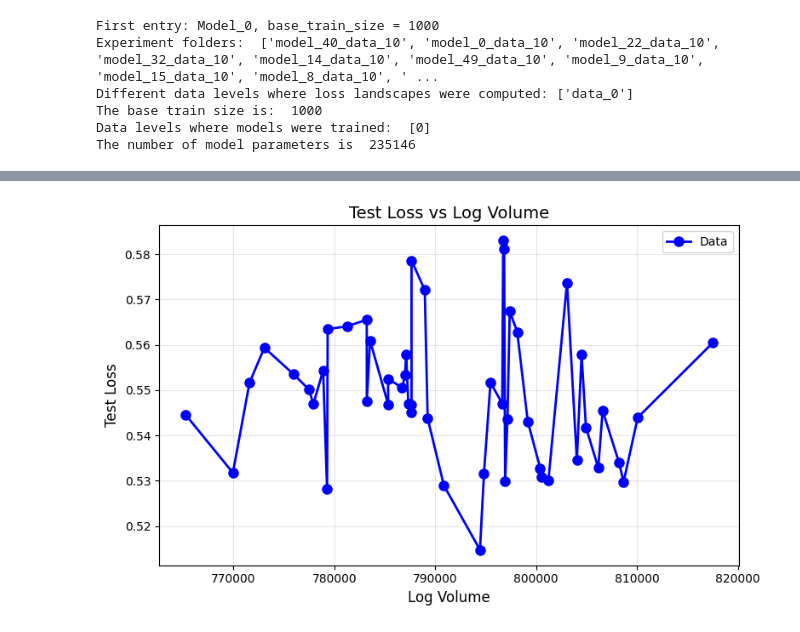
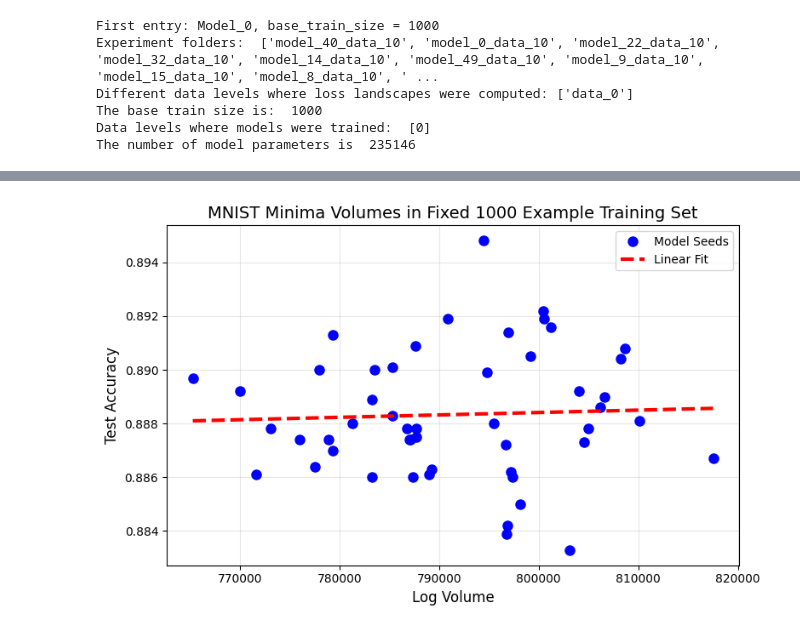
Before and after one commit to rfangit/minima-volume-project, a Jupyter notebook: MNIST/example - fixed data large/analyze_bryce_experiments_data.ipynb, the cells around one changed output, grey strips where cells are left out. Drawn from its saved outputs; the diff is of its cells as text; code cells hidden in the pictures.

```diff
--- a/MNIST/example - fixed data large/analyze_bryce_experiments_data.ipynb
+++ b/MNIST/example - fixed data large/analyze_bryce_experiments_data.ipynb
@@ -92,21 +92,21 @@ print(all_test_acc_list)
 # %%
 from minima_volume.volume_funcs import plot_pair_metrics
 
 
 plot_pair_metrics(
     # metric1_values=all_test_loss_list,
     metric1_values=all_log_rn_list,
     metric2_values=all_test_acc_list,
     # metric2_values=all_log_rn_list,
     # xlabel="Test Loss",
     xlabel="Log Volume",
     ylabel="Test Accuracy",
     # ylabel="Log Volume",
-    title="Swiss Roll Minima Volumes in Fixed 60 Example Training Set",
+    title="MNIST Minima Volumes in Fixed 1000 Example Training Set",
     display=True,
     connect_dots=False,
     label='Model Seeds',
     show_best_fit=True
 )
 # %% [output]
-[figure, old version]
+[figure, new version]
```
Also changed, not shown: parts of 2 cells of this notebook, 3 other files.
